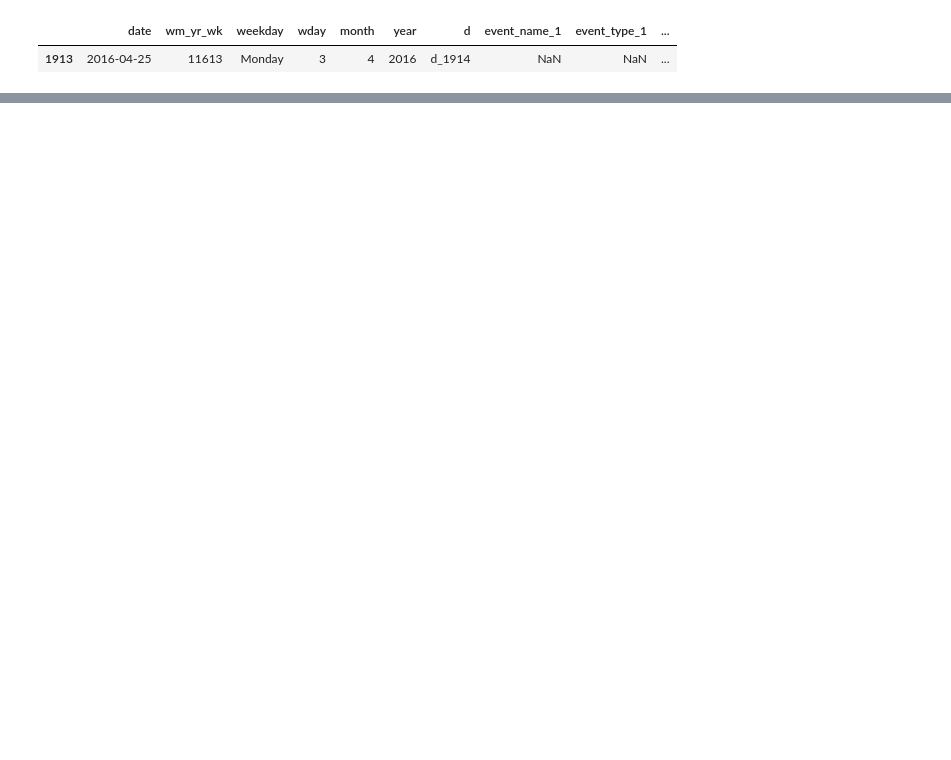
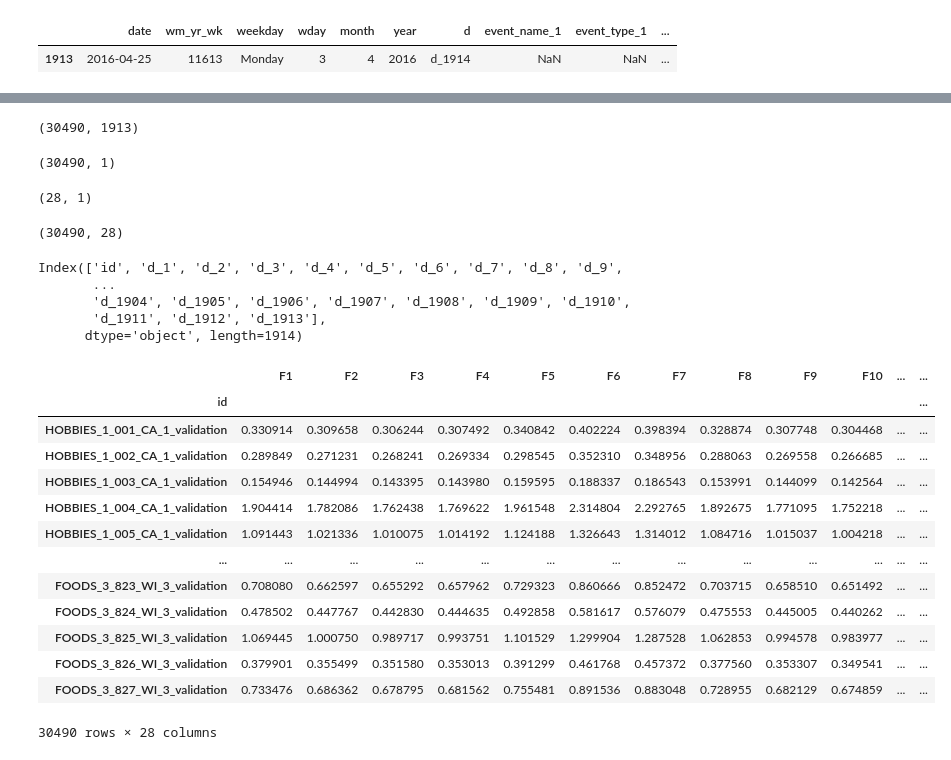
Before and after one commit to RobbenRibery/TimeSeries-Probalistic-TopDown-Drichilet, a Jupyter notebook: notebook/root_froecasting.ipynb, the cells around one changed output, grey strips where cells are left out. Saved outputs shown, nothing was run; the diff lists cells and outputs as text; code cells hidden in the pictures; blank space fills up the shorter version.

```diff
--- a/notebook/root_froecasting.ipynb
+++ b/notebook/root_froecasting.ipynb
@@ -238,0 +309,48 @@ plot_forecast(x, y_hat, y_hat_lower, y_hat_upper,y)
+# %%
+sum_by_day = sales_train_validation_sales_np.sum(axis = 0)
+percentage_by_day = sales_train_validation_sales_np/sum_by_day
+print(percentage_by_day.shape)
+# %% [output]
+(30490, 1913)
+# %%
+historical_percentage = percentage_by_day.mean(axis = 1, keepdims=True )
+print(historical_percentage.shape)
+# %% [output]
+(30490, 1)
+# %%
+y_hat = y_hat.values.reshape(-1,1)
+print(y_hat.shape)
+# %% [output]
+(28, 1)
+# %%
+leaf_forecast = np.dot(historical_percentage, np.transpose(y_hat))
+print(leaf_forecast.shape)
+# %% [output]
+(30490, 28)
+# %%
+sales_train_validation_sales.columns
+# %% [output]
+Index(['id', 'd_1', 'd_2', 'd_3', 'd_4', 'd_5', 'd_6', 'd_7', 'd_8', 'd_9',
+       ...
+       'd_1904', 'd_1905', 'd_1906', 'd_1907', 'd_1908', 'd_1909', 'd_1910',
+       'd_1911', 'd_1912', 'd_1913'],
+      dtype='object', length=1914)
+# %%
+result_float = pd.DataFrame(leaf_forecast, index=sales_train_validation_sales['id'], columns = sample_submission.columns[1:] )
+result_float = result_float.astype(float)
+result_float
+# %% [output]
+|  | F1 | F2 | F3 | F4 | F5 | F6 | F7 | F8 | F9 | F10 | ... | ... |
+| id |  |  |  |  |  |  |  |  |  |  |  | ... |
+| HOBBIES_1_001_CA_1_validation | 0.330914 | 0.309658 | 0.306244 | 0.307492 | 0.340842 | 0.402224 | 0.398394 | 0.328874 | 0.307748 | 0.304468 | ... | ... |
+| HOBBIES_1_002_CA_1_validation | 0.289849 | 0.271231 | 0.268241 | 0.269334 | 0.298545 | 0.352310 | 0.348956 | 0.288063 | 0.269558 | 0.266685 | ... | ... |
+| HOBBIES_1_003_CA_1_validation | 0.154946 | 0.144994 | 0.143395 | 0.143980 | 0.159595 | 0.188337 | 0.186543 | 0.153991 | 0.144099 | 0.142564 | ... | ... |
+| HOBBIES_1_004_CA_1_validation | 1.904414 | 1.782086 | 1.762438 | 1.769622 | 1.961548 | 2.314804 | 2.292765 | 1.892675 | 1.771095 | 1.752218 | ... | ... |
+| HOBBIES_1_005_CA_1_validation | 1.091443 | 1.021336 | 1.010075 | 1.014192 | 1.124188 | 1.326643 | 1.314012 | 1.084716 | 1.015037 | 1.004218 | ... | ... |
+| ... | ... | ... | ... | ... | ... | ... | ... | ... | ... | ... | ... | ... |
+| FOODS_3_823_WI_3_validation | 0.708080 | 0.662597 | 0.655292 | 0.657962 | 0.729323 | 0.860666 | 0.852472 | 0.703715 | 0.658510 | 0.651492 | ... | ... |
+| FOODS_3_824_WI_3_validation | 0.478502 | 0.447767 | 0.442830 | 0.444635 | 0.492858 | 0.581617 | 0.576079 | 0.475553 | 0.445005 | 0.440262 | ... | ... |
+| FOODS_3_825_WI_3_validation | 1.069445 | 1.000750 | 0.989717 | 0.993751 | 1.101529 | 1.299904 | 1.287528 | 1.062853 | 0.994578 | 0.983977 | ... | ... |
+| FOODS_3_826_WI_3_validation | 0.379901 | 0.355499 | 0.351580 | 0.353013 | 0.391299 | 0.461768 | 0.457372 | 0.377560 | 0.353307 | 0.349541 | ... | ... |
+| FOODS_3_827_WI_3_validation | 0.733476 | 0.686362 | 0.678795 | 0.681562 | 0.755481 | 0.891536 | 0.883048 | 0.728955 | 0.682129 | 0.674859 | ... | ... |
+30490 rows × 28 columns
```
Also changed, not shown: parts of 17 cells of this notebook, 5 other files.
